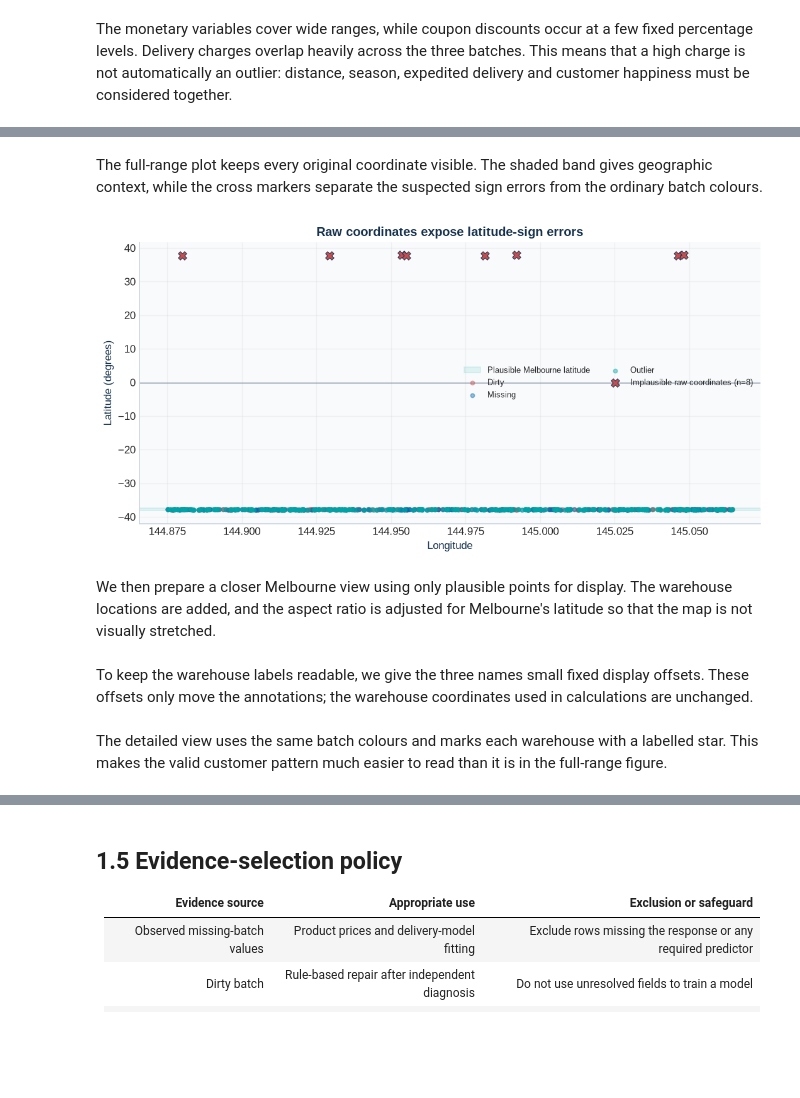
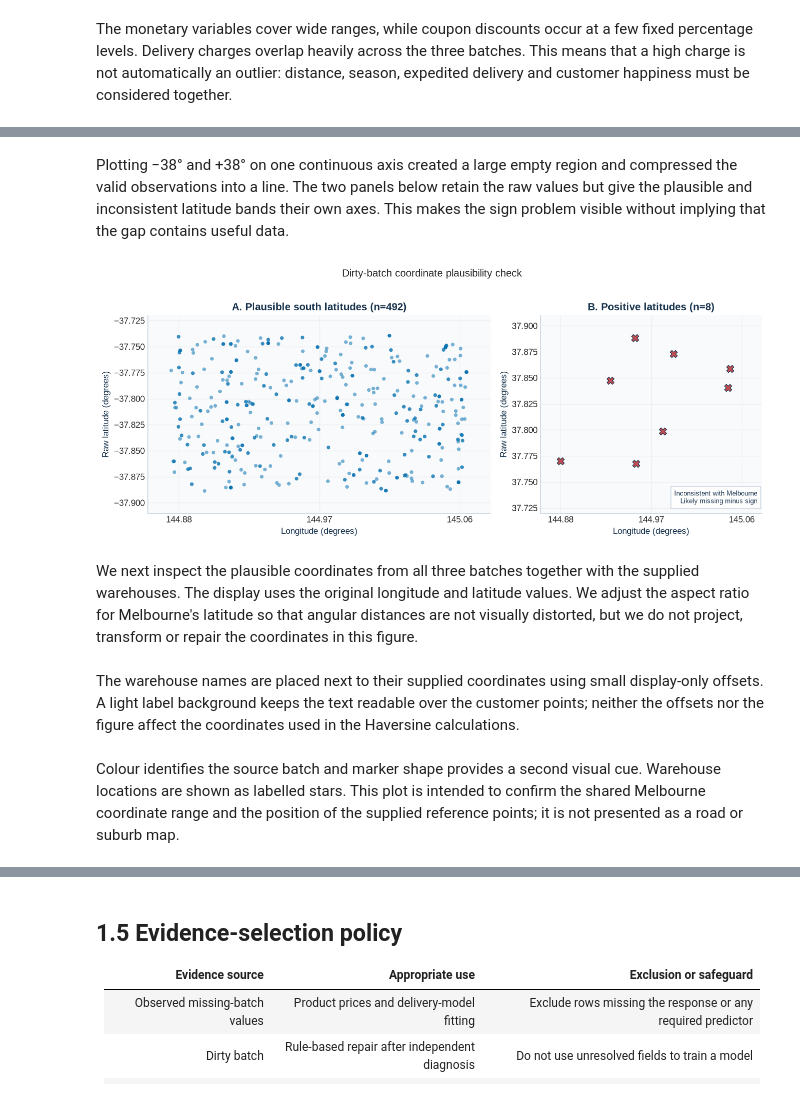
Before and after one commit to ZGHL/FIT5196-A2, a Jupyter notebook: notebooks/Group030_solution.ipynb, the cells around one changed output, grey strips where cells are left out. Drawn from its saved outputs; the diff is of its cells as text; code cells hidden in the pictures; blank space fills up the shorter version.

Commit message:
Clarify and redesign coordinate diagnostics

```diff
--- a/notebooks/Group030_solution.ipynb
+++ b/notebooks/Group030_solution.ipynb
@@ -472,31 +501,51 @@ Implausible dirty coordinates: 8
 # %% [markdown]
-The full-range plot keeps every original coordinate visible. The shaded band gives geographic context, while the cross markers separate the suspected sign errors from the ordinary batch colours.
+Plotting −38° and +38° on one continuous axis created a large empty region and compressed the valid observations into a line. The two panels below retain the raw values but give the plausible and inconsistent latitude bands their own axes. This makes the sign problem visible without implying that the gap contains useful data.
 # %%
-# Purpose: expose raw coordinate sign errors while preserving every observation.
-fig, ax = plt.subplots(figsize=(9, 4.6))
-ax.axhspan(-38.2, -37.3, color=TEAL, alpha=0.10, label="Plausible Melbourne latitude")
-for batch_name, frame in raw_batches.items():
-    ax.scatter(
-        frame["customer_long"], frame["customer_lat"], s=14, alpha=0.42,
-        color=BATCH_COLOURS[batch_name], label=batch_name.title(), rasterized=True,
-    )
-ax.scatter(
-    location_issues["customer_long"], location_issues["customer_lat"],
-    marker="X", s=65, color=CORAL, edgecolor=NAVY, linewidth=0.6,
-    label=f"Implausible raw coordinates (n={len(location_issues)})",
+# Purpose: show the latitude-sign inconsistency without a misleading empty axis range.
+plausible_dirty = dirty_raw.loc[plausible_dirty_mask]
+sign_issue_rows = dirty_raw.loc[latitude_sign_issue_mask]
+
+fig, axes = plt.subplots(
+    1, 2, figsize=(11, 4.4), sharex=True,
+    gridspec_kw={"width_ratios": [1.55, 1]},
 )
-ax.axhline(0, color=SLATE, linewidth=0.8)
-ax.set(
-    xlabel="Longitude", ylabel="Latitude (degrees)",
-    title="Raw coordinates expose latitude-sign errors",
+
+axes[0].scatter(
+    plausible_dirty["customer_long"], plausible_dirty["customer_lat"],
+    s=18, alpha=0.52, color=MONASH_BLUE, edgecolors="none",
 )
-ax.legend(fontsize=8, ncol=2)
+axes[0].set(
+    title=f"A. Plausible south latitudes (n={len(plausible_dirty)})",
+    xlabel="Longitude (degrees)", ylabel="Raw latitude (degrees)",
+    ylim=(-37.91, -37.72),
+)
+
+axes[1].scatter(
+    sign_issue_rows["customer_long"], sign_issue_rows["customer_lat"],
+    marker="X", s=72, color=CORAL, edgecolor=NAVY, linewidth=0.7,
+)
+axes[1].set(
+    title=f"B. Positive latitudes (n={len(sign_issue_rows)})",
+    xlabel="Longitude (degrees)", ylabel="Raw latitude (degrees)",
+    ylim=(37.72, 37.91),
+)
+axes[1].text(
+    0.98, 0.04, "Inconsistent with Melbourne\nLikely missing minus sign",
+    transform=axes[1].transAxes, ha="right", va="bottom", fontsize=8,
+    color=NAVY, bbox={"facecolor": "white", "edgecolor": "#CBD5E1", "alpha": 0.9},
+)
+
+for axis in axes:
+    axis.set_xlim(144.86, 145.08)
+    axis.set_xticks([144.88, 144.97, 145.06])
+
+fig.suptitle("Dirty-batch coordinate plausibility check", y=1.02)
 plt.tight_layout()
 plt.show()
 # %% [output]
-[figure, old version]
+[figure, new version]
 # %% [markdown]
-We then prepare a closer Melbourne view using only plausible points for display. The warehouse locations are added, and the aspect ratio is adjusted for Melbourne's latitude so that the map is not visually stretched.
+We next inspect the plausible coordinates from all three batches together with the supplied warehouses. The display uses the original longitude and latitude values. We adjust the aspect ratio for Melbourne's latitude so that angular distances are not visually distorted, but we do not project, transform or repair the coordinates in this figure.
 # %%
 # Purpose: build display-only masks and bounds for the Melbourne detail.
 plausible_locations = {
@@ -519,5 +568,5 @@ latitude_limits = (
     plausible_points["customer_lat"].max() + 0.025,
 )
 # %% [markdown]
-To keep the warehouse labels readable, we give the three names small fixed display offsets. These offsets only move the annotations; the warehouse coordinates used in calculations are unchanged.
+The warehouse names are placed next to their supplied coordinates using small display-only offsets. A light label background keeps the text readable over the customer points; neither the offsets nor the figure affect the coordinates used in the Haversine calculations.
 # %%
@@ -536,4 +589,4 @@ def annotate_warehouse_labels(axis):
         )
 # %% [markdown]
-The detailed view uses the same batch colours and marks each warehouse with a labelled star. This makes the valid customer pattern much easier to read than it is in the full-range figure.
+Colour identifies the source batch and marker shape provides a second visual cue. Warehouse locations are shown as labelled stars. This plot is intended to confirm the shared Melbourne coordinate range and the position of the supplied reference points; it is not presented as a road or suburb map.
 # %%
```
Also changed, not shown: parts of 6 cells of this notebook.
